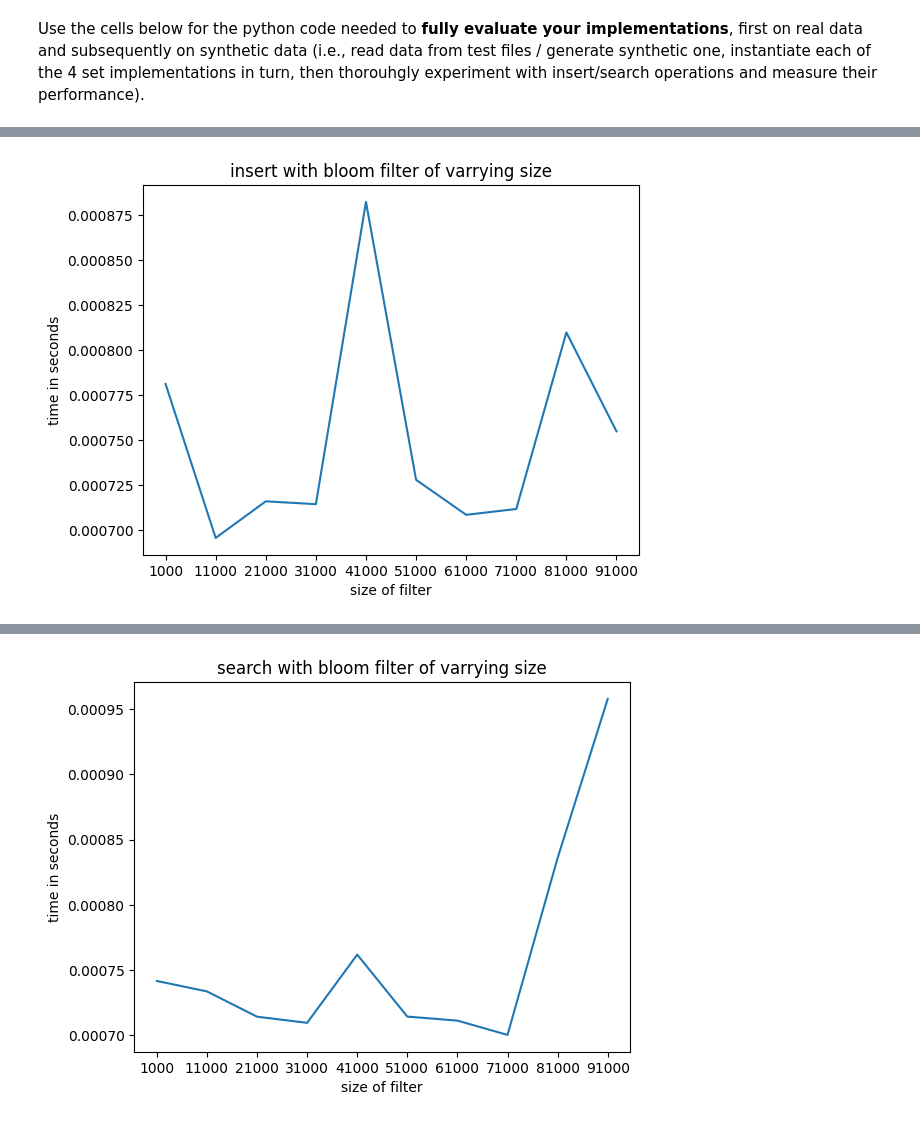
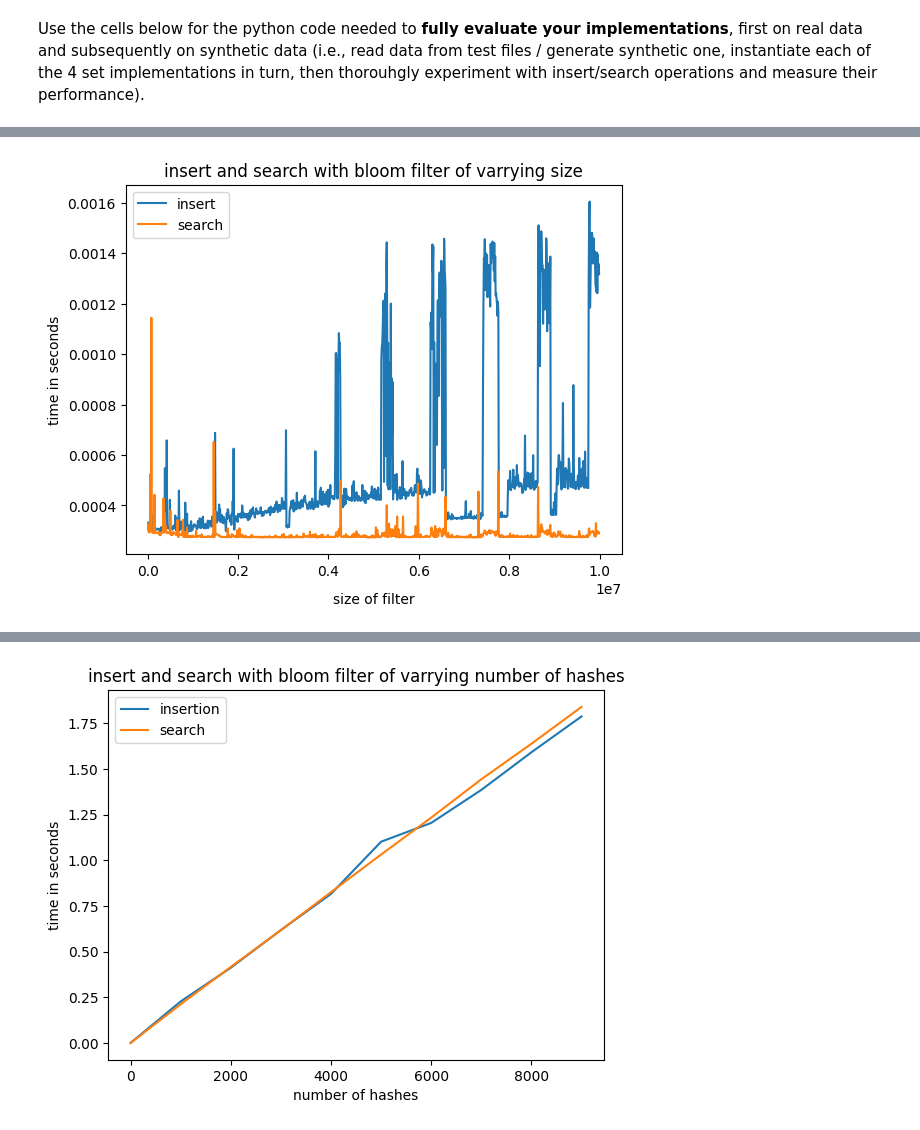
Before and after one commit to Ahmed-Ansari02/COMP0005, a Jupyter notebook: SetMembership.ipynb, the cells around one changed output, grey strips where cells are left out. Drawn from its saved outputs; the diff is of its cells as text; code cells hidden in the pictures.

Commit message:
testing time for each insert and search operation

```diff
--- a/SetMembership.ipynb
+++ b/SetMembership.ipynb
@@ -421,7 +421,7 @@ class BloomFilterSet(AbstractSet):
 
     def __init__(self):
         # ADD YOUR CODE HERE
-        self.size = 9161520
+        self.size = 100000000
         self.hash_count = 5
         self.bit_array = [0] * self.size
         self.hash_functions = self.generate_hash_functions()
@@ -570,9 +570,9 @@ Use the cells below for the python code needed to **fully evaluate your implemen
 import timeit
 
 # ADD YOUR TEST CODE HERE TO WORK ON REAL DATA
-iterations= 1
+iterations= 3
 
-datastuctures = {"bloomfilter": BloomFilterSet, "balanced_tree": BalancedSearchTreeSet, "bst": BinarySearchTreeSet, "seq_search":SequentialSearchSet}
+datastuctures = {"bloomfilter": BloomFilterSet,"bst": BinarySearchTreeSet, "balanced_tree": BalancedSearchTreeSet}
 created_dst={}
 
 def insert(key, file):
@@ -884,62 +875,62 @@ class BloomFilterSettest(AbstractSet):
 # %%
 import timeit
 import matplotlib.pyplot as plt
+import random
 data_size = 1000
 count = data_size
 iterations = 1
 def test_bloom_size():
     data_generator= TestDataGenerator()
-    sizes = [str(i) for i in range(1000,100002,10000)]
+    sizes = [str(i) for i in range(10000,10000000,10000)]
     times_insert=[]
     times_search=[]
     list = data_generator.generateData(1000)
+    search_list = list.copy()
+    random.shuffle(search_list)
     for size in sizes:
-        bf = BloomFilterSettest(3,int(size))
+        bf = BloomFilterSettest(1,int(size))
         insert_time = timeit.timeit(lambda: insert(bf, list), number=iterations)
         times_insert.append(insert_time/iterations)
         print("Inserting into bloom filter of size " + size + " took " + str(insert_time/iterations) + " seconds")
-        search_time = timeit.timeit(lambda: search(bf, list), number=iterations)
+        search_time = timeit.timeit(lambda: search(bf, search_list), number=iterations)
         print("Searching into bloom filter of size " + size + " took " + str(insert_time/iterations) + " seconds")
         times_search.append(search_time/iterations)
         print("____________________________________________________")
-    plt.title("insert with bloom filter of varrying size")
-    plt.xlabel("size of filter")
+    plt.title("insert and search with bloom filter of varrying size")
+    plt.xlabel("size of filter", labelpad=10)
     plt.ylabel("time in seconds")
-    plt.plot(sizes, times_insert)
+    plt.plot([int(i) for i in sizes], times_insert, label="insert")
+    plt.plot([int(i) for i in sizes], times_search, label="search")
+    plt.legend()
     plt.show()
 
-    plt.title("search with bloom filter of varrying size")
-    plt.xlabel("size of filter")
-    plt.ylabel("time in seconds")
-    plt.plot(sizes, times_search)
-    plt.show()
 
 def test_bloom_hashes():
     data_generator= TestDataGenerator()
-    number = [str(i) for i in range(1,502,50)]
+    number = [str(i) for i in range(1,10000,1000)]
     times_insert=[]
     times_search=[]
     list = data_generator.generateData(1000)
+    search_list = list.copy()
+    random.shuffle(search_list)
     for size in number:
         bf = BloomFilterSettest(int(size), 100000)
         insert_time = timeit.timeit(lambda: insert(bf, list), number=iterations)
         times_insert.append(insert_time/iterations)
         print("Inserting into bloom filter with " + size + " hashes "+" took " + str(insert_time/iterations) + " seconds")
-        search_time = timeit.timeit(lambda: search(bf, list), number=iterations)
+        search_time = timeit.timeit(lambda: search(bf, search_list), number=iterations)
         print("Searching into bloom filter with " + size + " hashes "+" took " + str(insert_time/iterations) + " seconds")
         times_search.append(search_time/iterations)
         print("____________________________________________________")
-    plt.title("insert with bloom filter of varrying number of hashes")
-    plt.xlabel("size of filter")
+    plt.title("insert and search with bloom filter of varrying number of hashes")
+    plt.xlabel("number of hashes")
     plt.ylabel("time in seconds")
-    plt.plot(number, times_insert,scalex=True)
+    plt.plot([int(i) for i in number], times_insert, label="insertion")
+    plt.plot([int(i) for i in number], times_search, label= "search")
+    plt.legend()
     plt.show()
 
-    plt.title("search with bloom filter of varrying number of hashes")
-    plt.xlabel("size of filter")
-    plt.ylabel("time in seconds")
-    plt.plot(number, times_search)
-    plt.show()
+
 
 
 
@@ -965,2 +956,2 @@ Searching into bloom filter of size 91000 took 0.00075495894998312 seconds
 ____________________________________________________
-[figure, old version]
+[figure, new version]
@@ -967 +975 @@ ____________________________________________________
-[figure, old version]
+[figure, new version]
```
Also changed, not shown: parts of 5 cells of this notebook.
